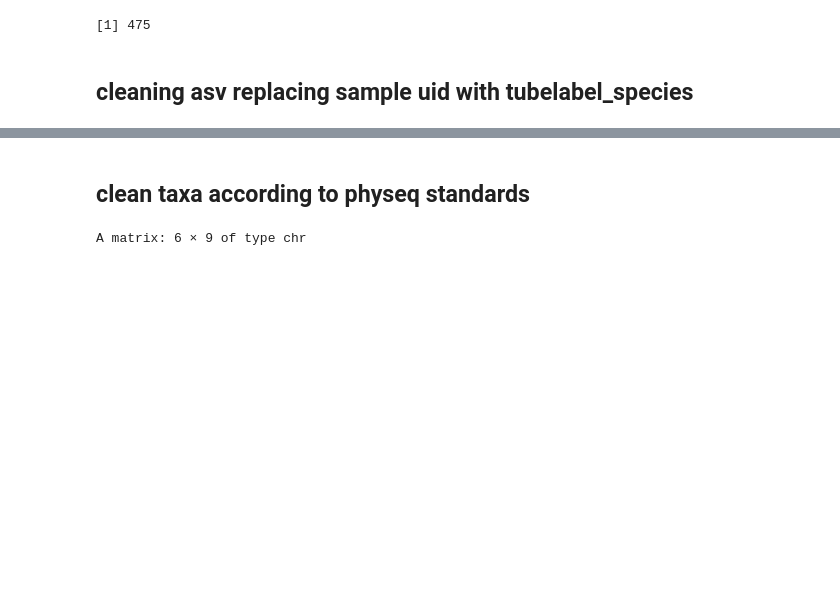
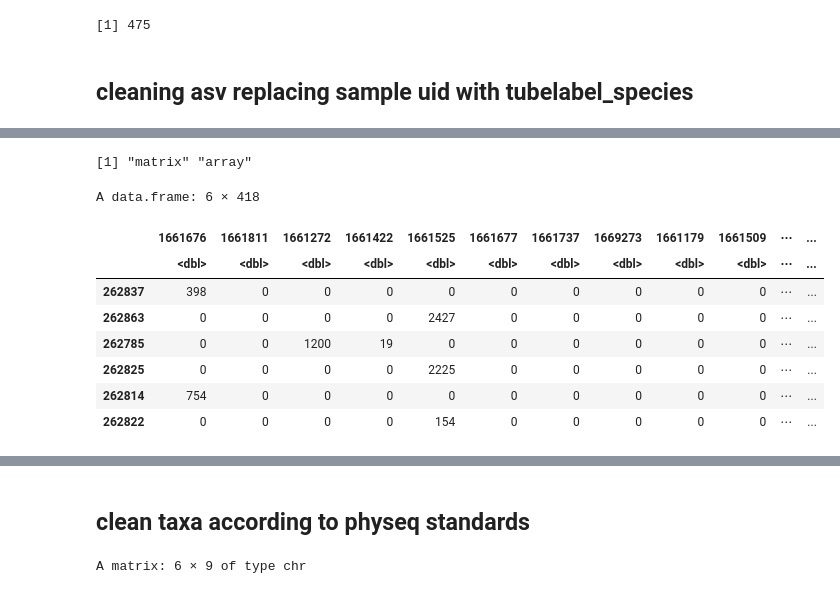
Before and after one commit to cdesouza02/BEL_16S_ITS2, a Jupyter notebook: BEL_ITS2_outputs/physeq_taxa_ITS2.ipynb, the cells around one changed output, grey strips where cells are left out. Drawn from its saved outputs; the diff is of its cells as text; code cells hidden in the pictures; blank space fills up the shorter version.

```diff
--- a/BEL_ITS2_outputs/physeq_taxa_ITS2.ipynb
+++ b/BEL_ITS2_outputs/physeq_taxa_ITS2.ipynb
@@ -443,0 +508,14 @@ A data.frame: 6 × 2
+# %%
+class(its2)
+head(its2df)
+# %% [output]
+[1] "matrix" "array"
+A data.frame: 6 × 418
+|  | 1661676 | 1661811 | 1661272 | 1661422 | 1661525 | 1661677 | 1661737 | 1669273 | 1661179 | 1661509 | ⋯ | ... |
+|  | <dbl> | <dbl> | <dbl> | <dbl> | <dbl> | <dbl> | <dbl> | <dbl> | <dbl> | <dbl> | ⋯ | ... |
+| 262837 | 398 | 0 | 0 | 0 | 0 | 0 | 0 | 0 | 0 | 0 | ⋯ | ... |
+| 262863 | 0 | 0 | 0 | 0 | 2427 | 0 | 0 | 0 | 0 | 0 | ⋯ | ... |
+| 262785 | 0 | 0 | 1200 | 19 | 0 | 0 | 0 | 0 | 0 | 0 | ⋯ | ... |
+| 262825 | 0 | 0 | 0 | 0 | 2225 | 0 | 0 | 0 | 0 | 0 | ⋯ | ... |
+| 262814 | 754 | 0 | 0 | 0 | 0 | 0 | 0 | 0 | 0 | 0 | ⋯ | ... |
+| 262822 | 0 | 0 | 0 | 0 | 154 | 0 | 0 | 0 | 0 | 0 | ⋯ | ... |
```
Also changed, not shown: parts of 47 cells of this notebook.
